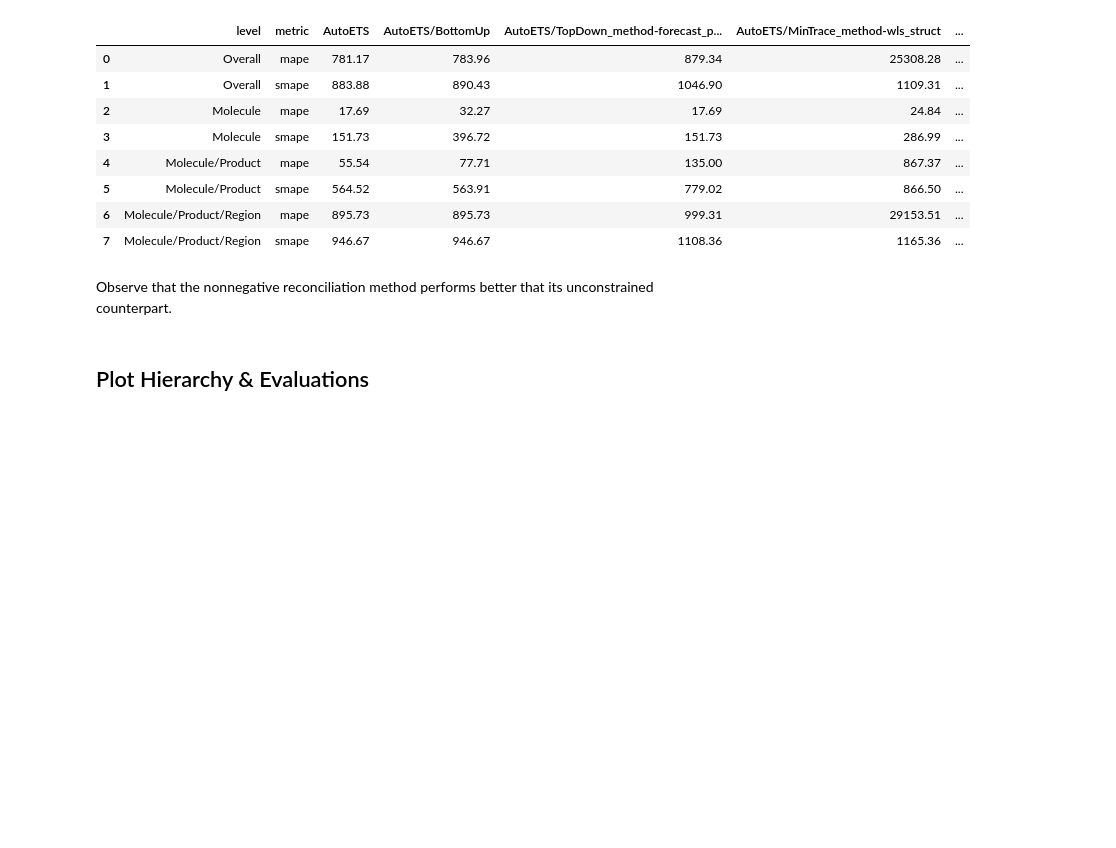
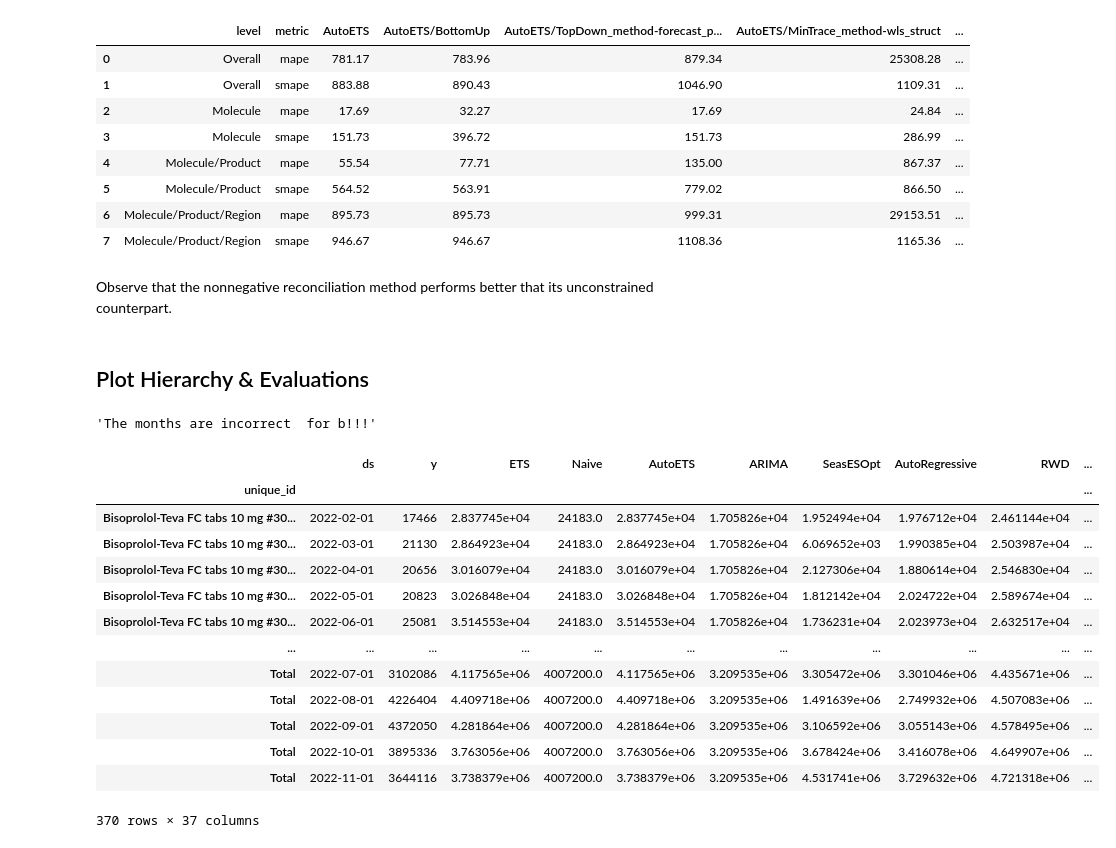
Before and after one commit to ariellubonja/hierarchical-time-series, a Jupyter notebook: hierarchical_ts_testing.ipynb, the cells around one changed output. Saved outputs shown, nothing was run; the diff lists cells and outputs as text; code cells hidden in the pictures; blank space fills up the shorter version.

Commit message:
Fix plotting Index error by switching from pd.concat to InnerJOin

```diff
--- a/hierarchical_ts_testing.ipynb
+++ b/hierarchical_ts_testing.ipynb
@@ -535,11 +550,6 @@ Observe that the nonnegative reconciliation method performs better that its unco
 # %% [markdown]
 ## Plot Hierarchy & Evaluations
 # %%
-a = Y_test_df.sort_values(by=['unique_id', 'ds'], ascending=True)
-
-# TODO programmatically get these by subtracting column names (set)
-b = Y_rec_df.sort_values(by=['unique_id', 'ds'], ascending=True)
-#b = b[['ETS', 'Naive', 'ETS/BottomUp', 'Naive/BottomUp']]
 '''The months are incorrect  for b!!!'''
-
-b['ds']
+# %% [output]
+'The months are incorrect  for b!!!'
@@ -550,4 +556,19 @@ b
 # %%
 #temp = Y_rec_df.loc[Y_test_df.index]
-merged_test_preds_df = pd.concat([a,b], axis=1)
+merged_test_preds_df = Y_test_df.merge(Y_rec_df, on=['unique_id', 'ds'], how='inner')
 merged_test_preds_df
+# %% [output]
+|  | ds | y | ETS | Naive | AutoETS | ARIMA | SeasESOpt | AutoRegressive | RWD | ... |
+| unique_id |  |  |  |  |  |  |  |  |  | ... |
+| Bisoprolol-Teva FC tabs 10 mg #30... | 2022-02-01 | 17466 | 2.837745e+04 | 24183.0 | 2.837745e+04 | 1.705826e+04 | 1.952494e+04 | 1.976712e+04 | 2.461144e+04 | ... |
+| Bisoprolol-Teva FC tabs 10 mg #30... | 2022-03-01 | 21130 | 2.864923e+04 | 24183.0 | 2.864923e+04 | 1.705826e+04 | 6.069652e+03 | 1.990385e+04 | 2.503987e+04 | ... |
+| Bisoprolol-Teva FC tabs 10 mg #30... | 2022-04-01 | 20656 | 3.016079e+04 | 24183.0 | 3.016079e+04 | 1.705826e+04 | 2.127306e+04 | 1.880614e+04 | 2.546830e+04 | ... |
+| Bisoprolol-Teva FC tabs 10 mg #30... | 2022-05-01 | 20823 | 3.026848e+04 | 24183.0 | 3.026848e+04 | 1.705826e+04 | 1.812142e+04 | 2.024722e+04 | 2.589674e+04 | ... |
+| Bisoprolol-Teva FC tabs 10 mg #30... | 2022-06-01 | 25081 | 3.514553e+04 | 24183.0 | 3.514553e+04 | 1.705826e+04 | 1.736231e+04 | 2.023973e+04 | 2.632517e+04 | ... |
+| ... | ... | ... | ... | ... | ... | ... | ... | ... | ... | ... |
+| Total | 2022-07-01 | 3102086 | 4.117565e+06 | 4007200.0 | 4.117565e+06 | 3.209535e+06 | 3.305472e+06 | 3.301046e+06 | 4.435671e+06 | ... |
+| Total | 2022-08-01 | 4226404 | 4.409718e+06 | 4007200.0 | 4.409718e+06 | 3.209535e+06 | 1.491639e+06 | 2.749932e+06 | 4.507083e+06 | ... |
+| Total | 2022-09-01 | 4372050 | 4.281864e+06 | 4007200.0 | 4.281864e+06 | 3.209535e+06 | 3.106592e+06 | 3.055143e+06 | 4.578495e+06 | ... |
+| Total | 2022-10-01 | 3895336 | 3.763056e+06 | 4007200.0 | 3.763056e+06 | 3.209535e+06 | 3.678424e+06 | 3.416078e+06 | 4.649907e+06 | ... |
+| Total | 2022-11-01 | 3644116 | 3.738379e+06 | 4007200.0 | 3.738379e+06 | 3.209535e+06 | 4.531741e+06 | 3.729632e+06 | 4.721318e+06 | ... |
+370 rows × 37 columns
```
Also changed, not shown: parts of 13 cells of this notebook.
